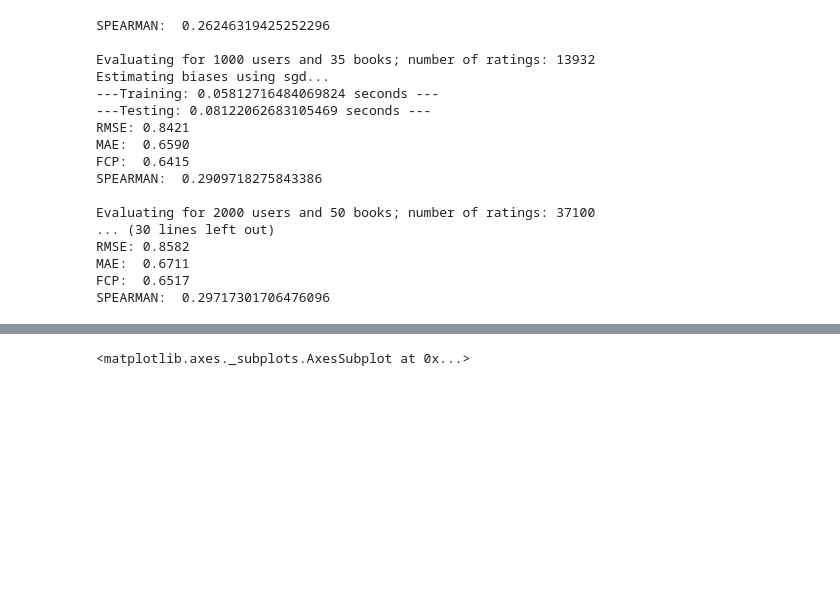
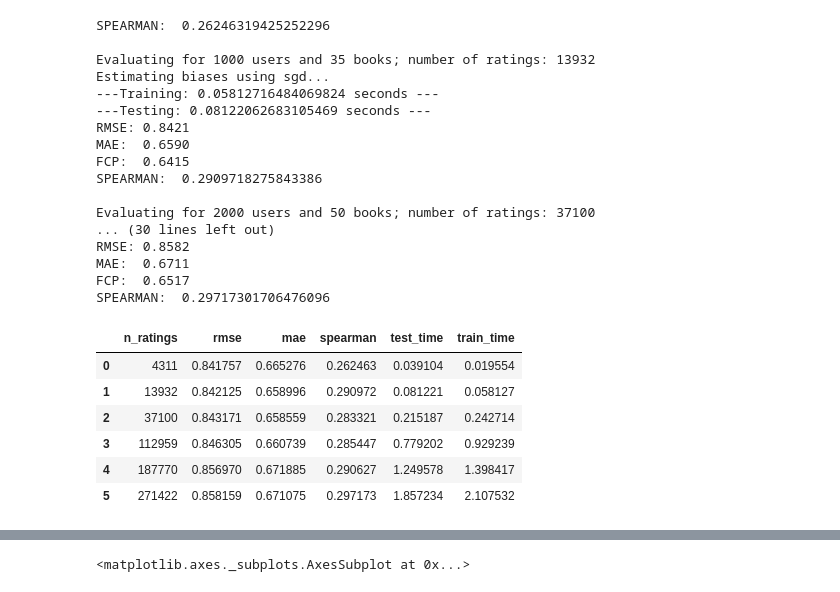
Before and after one commit to sdoctor7/book-recommendations, a Jupyter notebook: part1/basline-algorithm.ipynb, the cells around one changed output, grey strips where cells are left out. Cells and saved outputs as stored; diff of their text form; code cells hidden in the pictures; blank space fills up the shorter version.

```diff
--- a/basline-algorithm.ipynb
+++ b/part1/basline-algorithm.ipynb
@@ -349,4 +349,14 @@ FCP:  0.6517
 SPEARMAN:  0.29717301706476096
 # %%
 results_df = pd.DataFrame(results_df[1:][:], columns=['n_ratings','rmse','mae','spearman','test_time','train_time'])
+# %%
+results_df
+# %% [output]
+|  | n_ratings | rmse | mae | spearman | test_time | train_time |
+| 0 | 4311 | 0.841757 | 0.665276 | 0.262463 | 0.039104 | 0.019554 |
+| 1 | 13932 | 0.842125 | 0.658996 | 0.290972 | 0.081221 | 0.058127 |
+| 2 | 37100 | 0.843171 | 0.658559 | 0.283321 | 0.215187 | 0.242714 |
+| 3 | 112959 | 0.846305 | 0.660739 | 0.285447 | 0.779202 | 0.929239 |
+| 4 | 187770 | 0.856970 | 0.671885 | 0.290627 | 1.249578 | 1.398417 |
+| 5 | 271422 | 0.858159 | 0.671075 | 0.297173 | 1.857234 | 2.107532 |
 # %%
```
Also changed, not shown: parts of 1 cell of this notebook.
